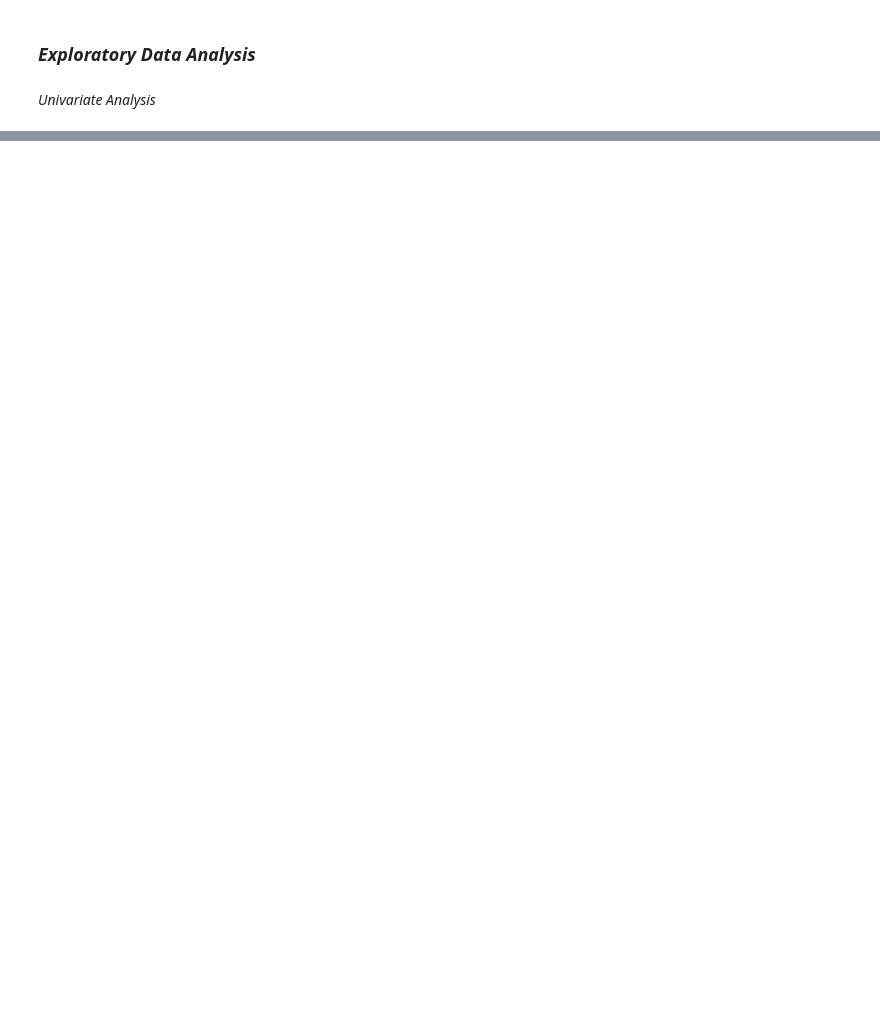
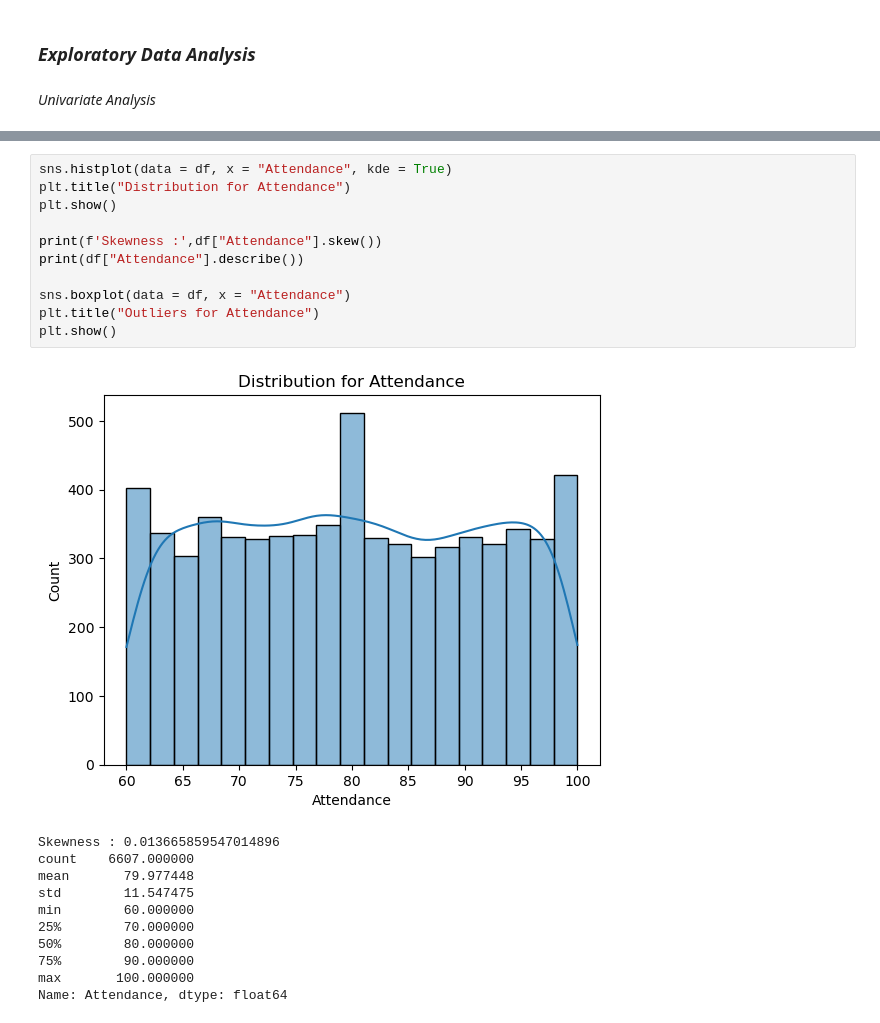
Before and after one commit to niranjan910/Student-performance-Analysis, a Jupyter notebook: Student performace Analysis.ipynb, the cells around one changed output, grey strips where cells are left out. Cells and saved outputs as stored; diff of their text form; blank space fills up the shorter version.

```diff
--- a/Student performace Analysis.ipynb
+++ b/Student performace Analysis.ipynb
@@ -549,0 +632,23 @@ df['Motivation_Hours'] = df['Motivation_Level'] * df['Hours_Studied']
+# %%
+sns.histplot(data = df, x = "Attendance", kde = True)
+plt.title("Distribution for Attendance")
+plt.show()
+
+print(f'Skewness :',df["Attendance"].skew())
+print(df["Attendance"].describe())
+
+sns.boxplot(data = df, x = "Attendance")
+plt.title("Outliers for Attendance")
+plt.show()
+# %% [output]
+[figure, added]
+Skewness : 0.013665859547014896
+count    6607.000000
+mean       79.977448
+std        11.547475
+min        60.000000
+25%        70.000000
+50%        80.000000
+75%        90.000000
+max       100.000000
+Name: Attendance, dtype: float64
```
Also changed, not shown: parts of 21 cells of this notebook.
